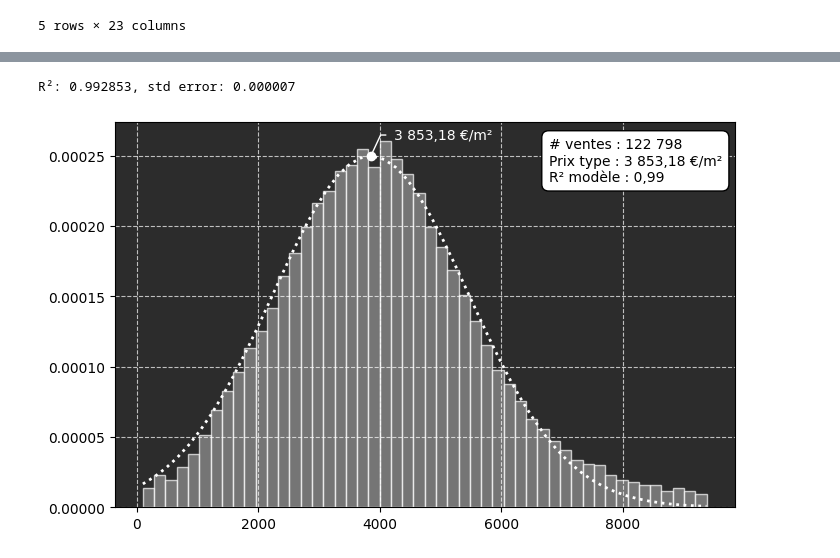
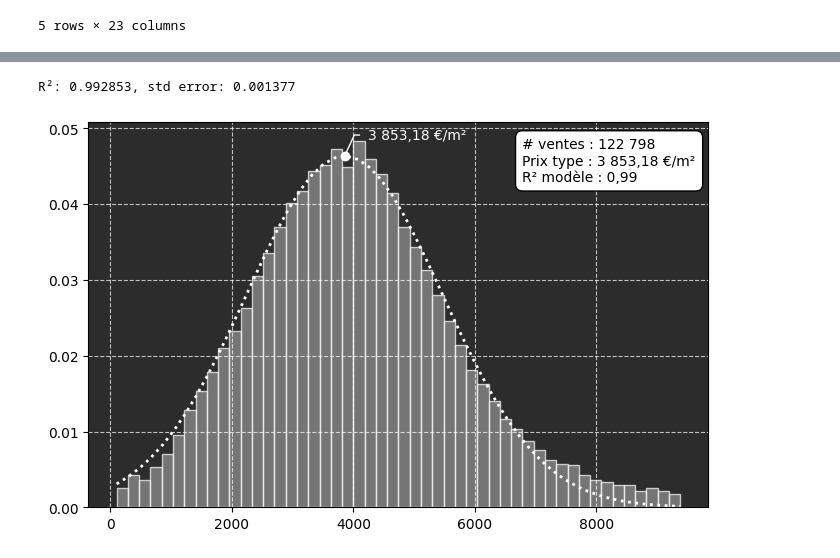
Before and after one commit to Fernandlevampire/data-insee, a Jupyter notebook: main.ipynb, the cells around one changed output, grey strips where cells are left out. Drawn from its saved outputs; the diff is of its cells as text; code cells hidden in the pictures.

Commit message:
improve display_density format and annotations

```diff
--- a/main.ipynb
+++ b/main.ipynb
@@ -67,48 +67,58 @@ Memory before reading: 269.03 Mb
 | 932359 | 2025-01-02 | 2025 | Vente | 116 RUE DU FORGERON 69220 BELLEVI... | 0062 | 69220 | BELLEVILLE-EN-BEAUJOLAIS | 19 | ... |
 5 rows × 22 columns
 # %%
-def display_density(data: pd.Series):
-    fig1 = plt.figure(figsize=(8, 5))
-    ax = fig1.subplots(1)
+def display_normal_density(data: pd.Series):
+    """
+    displays the normal nature of a distribution of data
+    among key parameters, it highlights :
+    - the size of the dataset
+    - the value for which the gaussian approximation reaches a maximum (value with highest frequency)
+    - the coefficient of determination R²
+    """
 
-    n_bins = 50
-    x = np.linspace(data.min(),data.max(), n_bins)
-    y, *_ = ax.hist(data, density=True, bins=n_bins, edgecolor="white", alpha=0.7, facecolor="#959595")
+    fig = plt.figure(figsize=(8, 5))
+    ax = fig.subplots(1)
+
+    # set axes format
+    ax.set_facecolor("#2C2C2C")
+    ax.grid(True, linestyle="--", alpha=0.7, color="#FFFFFF")
+
+    # basic hist displays data density
+    n_bins = min(int(len(data)/10), 50)
+    y, *_ = ax.hist(data, bins=n_bins, weights=np.ones_like(data)/len(data), edgecolor="white", alpha=0.7, facecolor="#959595")
 
     # asymetric gaussian distribution
     def gauss(x, a, x0, sigma):
         return a*np.exp(-(x-x0)**2 / (2*sigma**2))
 
+    x = np.linspace(data.min(),data.max(), n_bins)
     (a, x0, sigma), _ = optimize.curve_fit(gauss, x, y, p0=[250, 4800, 1000])
     result = utils.model_estimate(y, gauss, x,(a, x0, sigma))
 
     ax.plot(x, np.vectorize(lambda n: gauss(n, a, x0, sigma))(x), color="white", linestyle=":", linewidth=2)
     ax.scatter(x0, a, facecolor="white")
 
     # text box and annotations
-    textstr = "\n".join([
+    box_text = "\n".join([
         f"# ventes : {utils.reformat_number(data.count())}"
         , f"Prix type : {utils.reformat_number(x0)} €/m²"
         , f"R² modèle : {utils.reformat_number(result['r_squared'])}"
     ])
 
     props = dict(boxstyle="round", facecolor="white", pad=0.5)
 
-    # place a text box in upper left in axes coords
-    ax.text(0.70, 0.96, textstr, fontsize=10,
+    # place a text box up right
+    ax.text(0.70, 0.96, box_text, fontsize=10,
             verticalalignment="top",
             transform=ax.transAxes, bbox=props)
 
     # annotate max frequency point
-    annotation_fmax = f"{utils.reformat_number(x0)} €/m²"
+    annotation_text = f"{utils.reformat_number(x0)} €/m²"
     kw = dict(arrowprops=dict(arrowstyle="-", ec="w", connectionstyle="angle,angleA=-0,angleB=65"), bbox=dict(fc="none", ec="k", lw=.0), zorder=0, va="center")
-    ax.annotate(annotation_fmax, xy=(x0, a), xytext=(x0*1.1, a*1.06), color="white", **kw)
-
-    ax.set_facecolor("#2C2C2C")  # Fond gris foncé
-    ax.grid(True, linestyle="--", alpha=0.7, color="white")  # Grille blanche
+    ax.annotate(annotation_text, xy=(x0, a), xytext=(x0*1.1, a*1.06), color="white", **kw)
 
 dvf_clean = dvf.remove_outliers(dvf_df, col="Prix au m2")
-display_density(dvf_clean["Prix au m2"])
+display_normal_density(dvf_clean["Prix au m2"])
 # %% [output]
-R²: 0.992853, std error: 0.000007
+R²: 0.992853, std error: 0.001377
-[figure, old version]
+[figure, new version]
```
Also changed, not shown: parts of 1 cell of this notebook, 1 other file.
